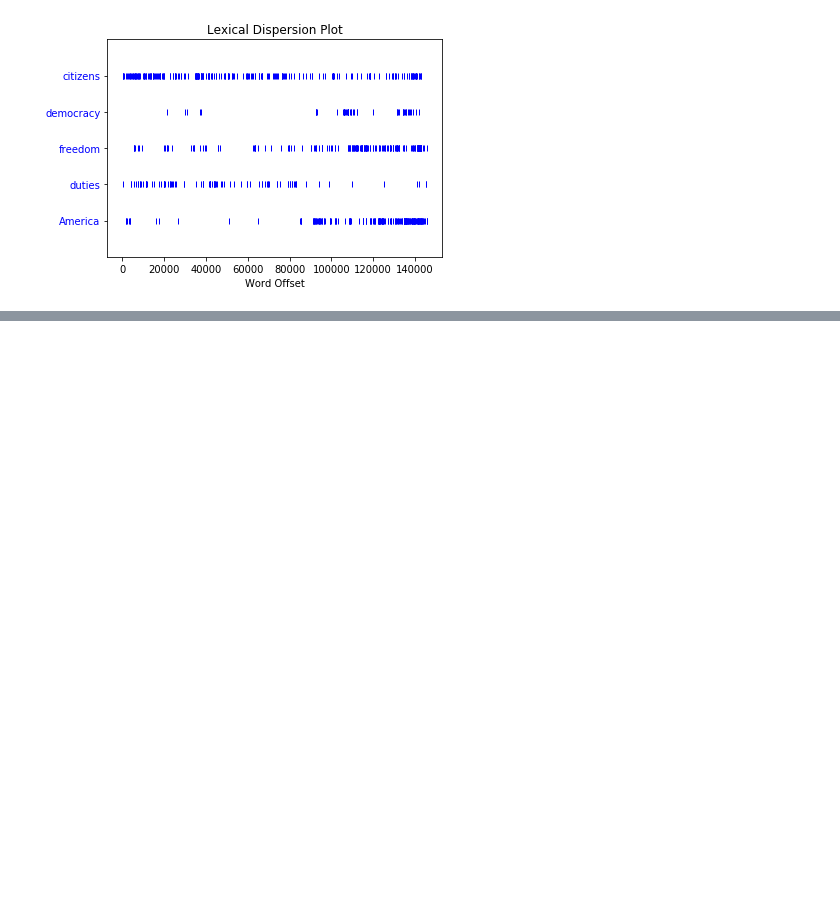
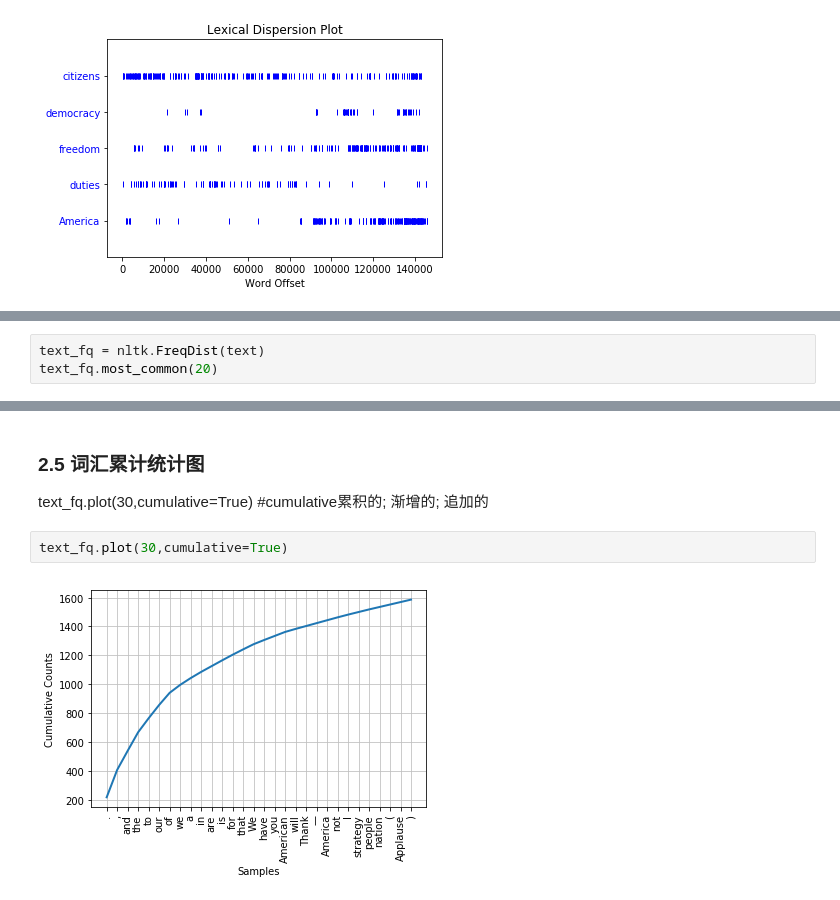
Before and after one commit to davidkorea/amazon_food_reviews, a Jupyter notebook: nltk_preview.ipynb, the cells around one changed output, grey strips where cells are left out. Saved outputs shown, nothing was run; the diff lists cells and outputs as text; blank space fills up the shorter version.

```diff
--- a/nltk_preview.ipynb
+++ b/nltk_preview.ipynb
@@ -50,0 +138,3 @@ text4.dispersion_plot(['citizens','democracy','freedom','duties','America'])
+# %%
+text_fq = nltk.FreqDist(text)
+text_fq.most_common(20)
@@ -50,0 +162,8 @@ text4.dispersion_plot(['citizens','democracy','freedom','duties','America'])
+# %% [markdown]
+### 2.5 词汇累计统计图
+
+text_fq.plot(30,cumulative=True) #cumulative累积的; 渐增的; 追加的
+# %%
+text_fq.plot(30,cumulative=True)
+# %% [output]
+[figure, added]
```
Also changed, not shown: parts of 22 cells of this notebook.
